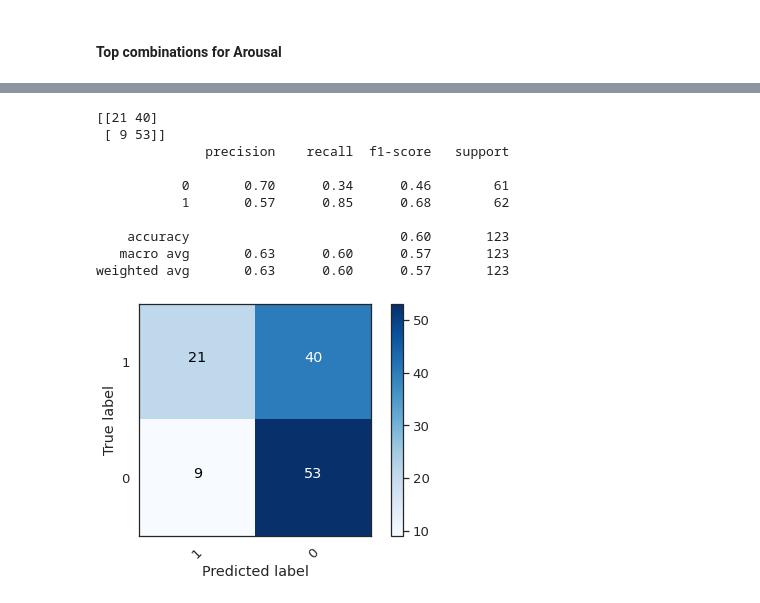
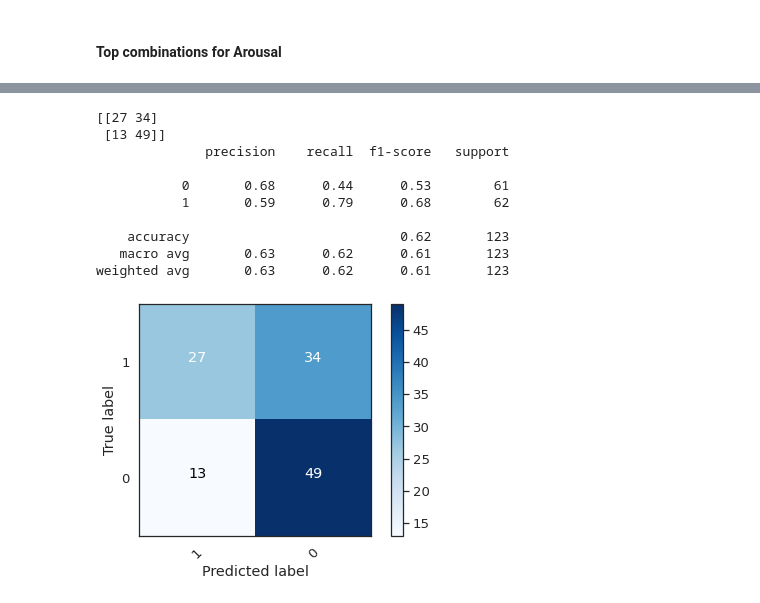
Before and after one commit to tuengominh/deap-eeg-classification, a Jupyter notebook: eeg_based_emotion_classification.ipynb, the cells around one changed output, grey strips where cells are left out. Cells and saved outputs as stored; diff of their text form; code cells hidden in the pictures.

```diff
--- a/eeg_based_emotion_classification.ipynb
+++ b/eeg_based_emotion_classification.ipynb
@@ -1605,14 +1597,14 @@ weighted avg       0.61      0.54      0.46       123
 # %%
-plot_cm('alpha', 'parietal', 'arousal', 'svm')
+plot_cm('theta', 'parietal', 'arousal', 'mlp')
 # %% [output]
-[[21 40]
- [ 9 53]]
+[[27 34]
+ [13 49]]
               precision    recall  f1-score   support
 
-           0       0.70      0.34      0.46        61
-           1       0.57      0.85      0.68        62
+           0       0.68      0.44      0.53        61
+           1       0.59      0.79      0.68        62
 
-    accuracy                           0.60       123
-   macro avg       0.63      0.60      0.57       123
-weighted avg       0.63      0.60      0.57       123
+    accuracy                           0.62       123
+   macro avg       0.63      0.62      0.61       123
+weighted avg       0.63      0.62      0.61       123
-[figure, old version]
+[figure, new version]
```
Also changed, not shown: parts of 13 cells of this notebook.
